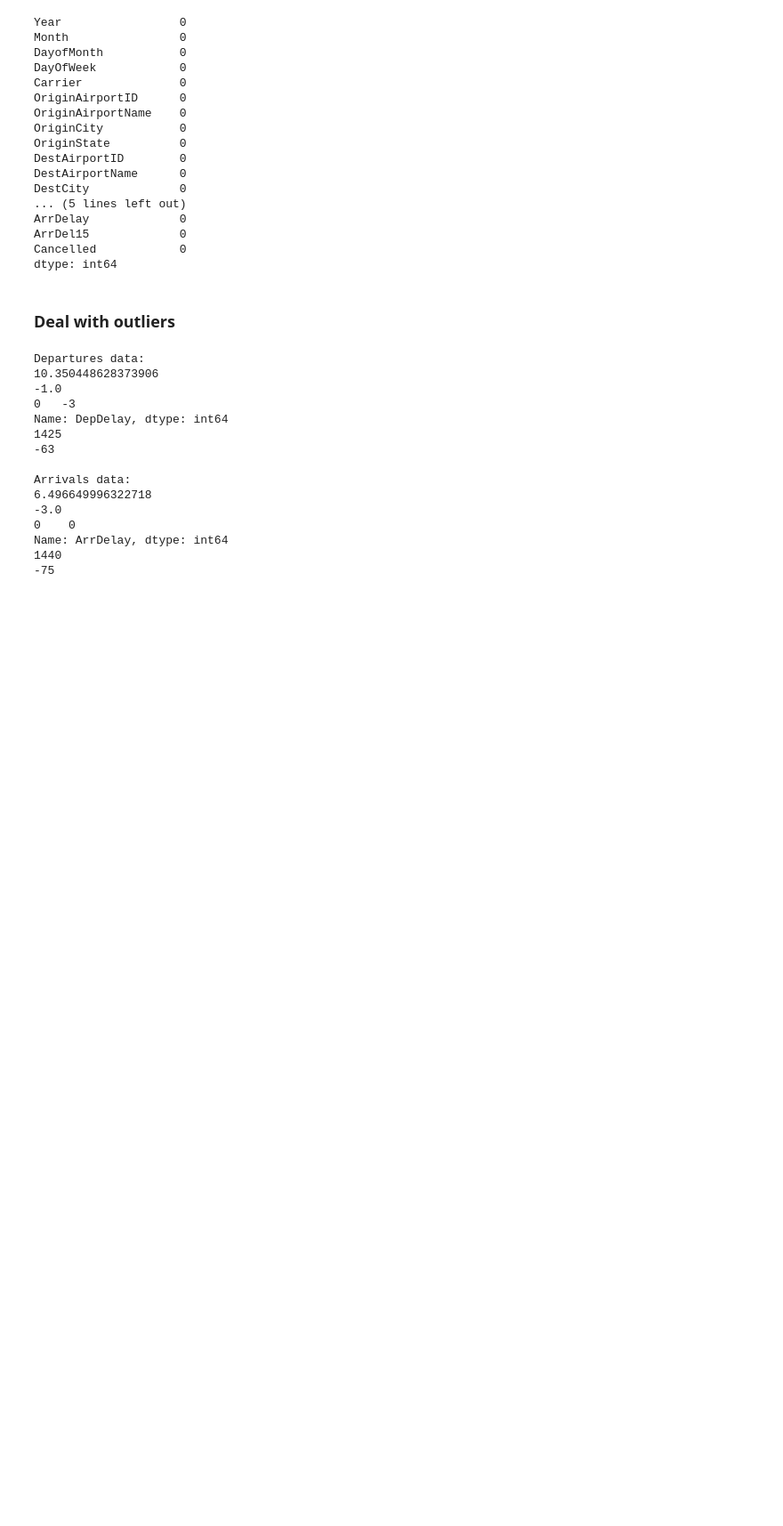
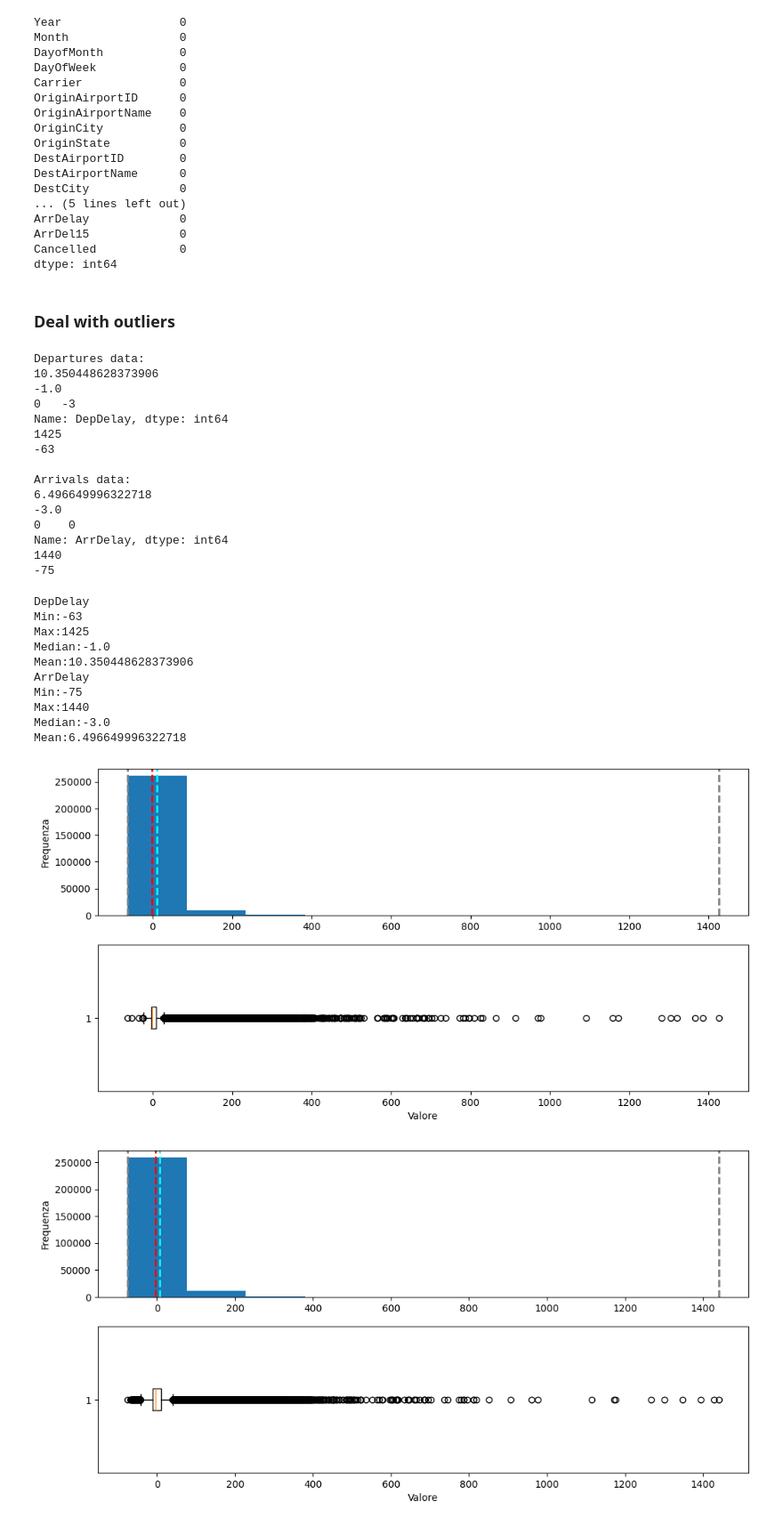
Before and after one commit to riccardodanna/ITS_PrimaRepo, a Jupyter notebook: Esercizio voli.ipynb, the cells around one changed output. Shown at 89% size. Drawn from its saved outputs; the diff is of its cells as text; code cells hidden in the pictures; blank space fills up the shorter version.

```diff
--- a/Esercizio voli.ipynb
+++ b/Esercizio voli.ipynb
@@ -92,24 +92,45 @@ Name: ArrDelay, dtype: int64
 1440
 -75
 # %%
-# plot distribuzione
+#plot distribuzione
 import matplotlib.pyplot as plt
+def show_distribution(col:pd.Series):
 
-def show_distribution (col):
     delay_mean = col.mean()
-    delay_median = col.median()
-    delay_mode = col.mode()
+    delay_med = col.median()
+    # delay_mode = col.mode()[0]
     delay_max = col.max()
     delay_min = col.min()
-    print(col.name,'\nMin:{}\nMax:{}\nMean:{}\nMedian:{}\nMode:{}'.format(delay_min, delay_max, delay_mean, delay_median, delay_mode))
+    print(col.name, '\nMin:{}\nMax:{}\nMedian:{}\nMean:{}'.format(delay_min, delay_max, delay_med, delay_mean))
 
-    fig,ax = plt.subplots(1, 2, figsize=(12,6))
+    fig, ax = plt.subplots(2, 1, figsize=(12,6))
 
     ax[0].hist(col)
     ax[0].set_ylabel('Frequenza')
 
-    ax[1].axvline(x = delay_min, color='grey', linestyle='dashed', Linewidth=2)
-    ax[1].axvline(x = delay_max, color='green', linestyle='dashed', Linewidth=2)
-    ax[1].axvline(x = delay_mean, color='red', linestyle='dashed', Linewidth=2)
-    ax[1].axvline(x = delay_median, color='blue', linestyle='dashed', Linewidth=2)
-    ax[1].axvline(x = delay_mode, color='yellow', linestyle='dashed', Linewidth=2)
+    ax[0].axvline(x=delay_min, color = 'gray', linestyle='dashed', linewidth = 2)
+    ax[0].axvline(x=delay_mean, color = 'cyan', linestyle='dashed', linewidth = 2)
+    ax[0].axvline(x=delay_med, color = 'red', linestyle='dashed', linewidth = 2)
+    ax[0].axvline(x=delay_max, color = 'gray', linestyle='dashed', linewidth = 2)
+
+    ax[1].boxplot(col, vert=False) #vert=False ruota il boxplot
+    ax[1].set_xlabel('Valore')
+
+    fig.show()
+
+delay_fields = ['DepDelay', 'ArrDelay']
+for col in delay_fields:
+    show_distribution(df_flights[col])
+# %% [output]
+DepDelay
+Min:-63
+Max:1425
+Median:-1.0
+Mean:10.350448628373906
+ArrDelay
+Min:-75
+Max:1440
+Median:-3.0
+Mean:6.496649996322718
+[figure, added]
+[figure, added]
```
Also changed, not shown: parts of 19 cells of this notebook.
